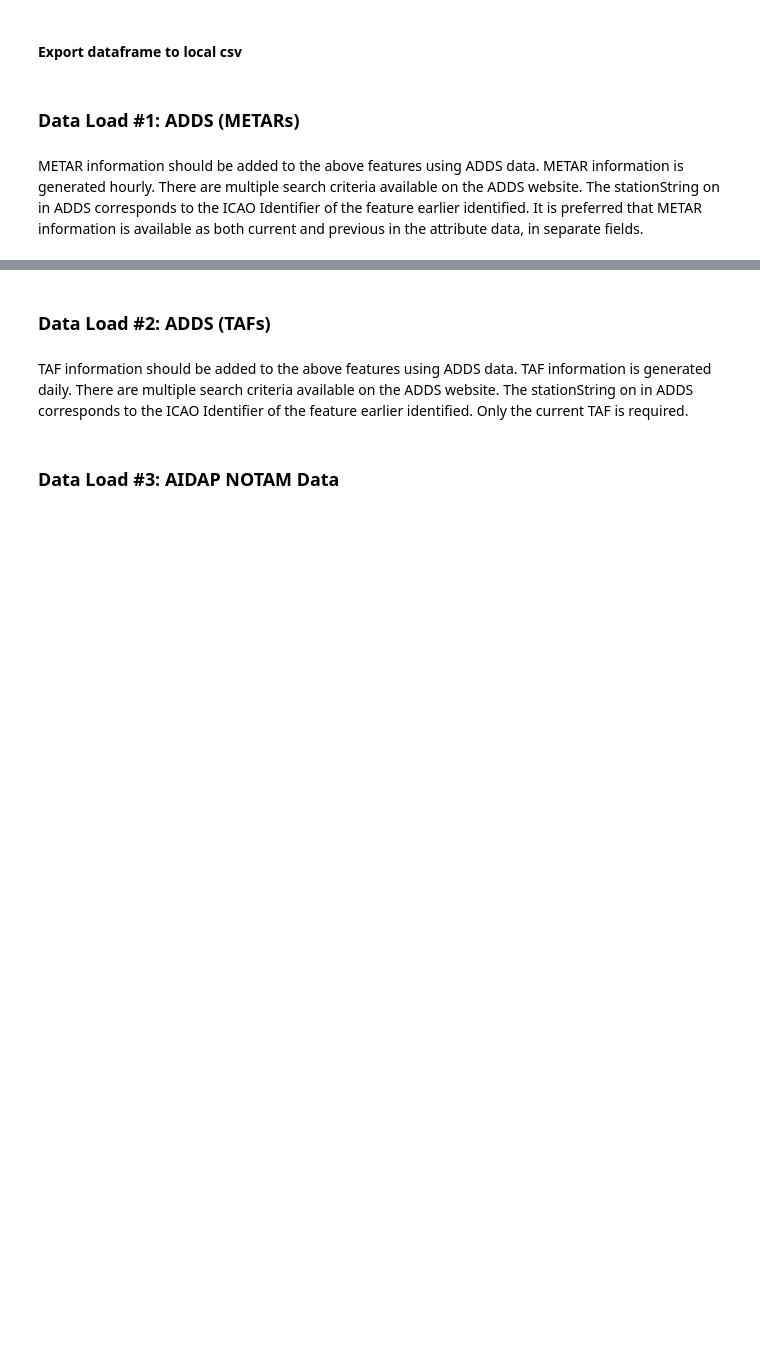
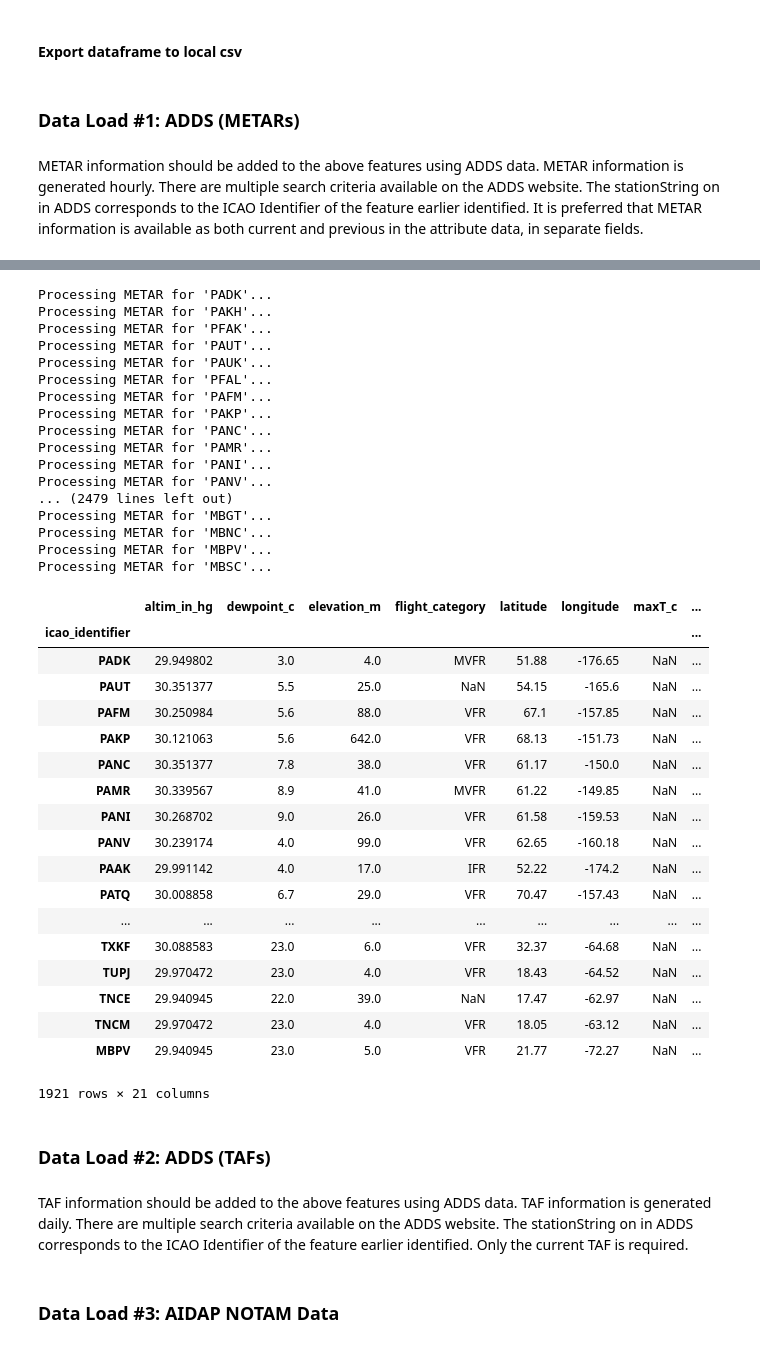
Before and after one commit to Qberto/apt-cooker, a Jupyter notebook: apt-cooker.ipynb, the cells around one changed output, grey strips where cells are left out. Saved outputs shown, nothing was run; the diff lists cells and outputs as text; code cells hidden in the pictures; blank space fills up the shorter version.

Commit message:
Added METARs data capture

```diff
--- a/apt-cooker.ipynb
+++ b/apt-cooker.ipynb
@@ -520,6 +520,8 @@ apt_final_df
 2439 rows × 7 columns
 # %% [markdown]
 #### Export dataframe to local csv
+# %%
+apt_final_df.set_index("icao_identifier", inplace=True)
 # %%
 apt_final_csv = "{0}//{1}".format(inputs_dir, "apt_formatted.csv")
 # %%
@@ -532,0 +533,2 @@ test_url = r"https://www.aviationweather.gov/adds/dataserver_current/httpparam?d
+# %%
+inputs_dir = r"C:\Users\albe9057\Documents\ANieto_SolutionEngineering\Projects\DOT\FAA\FAA_LivingAtlas_Layer\Inputs\ADDS_METARs_TAFs"; inputs_dir
@@ -532,0 +582,34 @@ test_url = r"https://www.aviationweather.gov/adds/dataserver_current/httpparam?d
+# %%
+def compile_metars_for_all_icao_ids(icao_vals, workspace_dir, hours_before_now=1, clean_up_temp_files=True):
+    # Set a container for each icao metar dataframe
+    metars_panel = []
+
+    for icao_val in icao_vals:
+
+        try:
+
+            print("Processing METAR for '{0}'...".format(str(icao_val)))
+            hours_before_now = 1
+            metar_request_url = r"https://www.aviationweather.gov/adds/dataserver_current/httpparam?dataSource=metars&requestType=retrieve&format=xml&stationString={0}&hoursBeforeNow={1}&mostRecent=true".format(icao_val, hours_before_now)
+            metars_temp_file = "{0}\\{1}".format(workspace_dir, "metar_{0}.xml".format(str(icao_val)))
+
+            metars_temp_xml = download_file(metar_request_url, metars_temp_file)
+
+            metars_temp_df = xml_to_df(metars_temp_xml)
+
+            metars_temp_df['icao_identifier'] = icao_val
+
+            metars_panel.append(metars_temp_df)
+
+        except Exception as e:
+            print("Error when attempting to download METAR for '{0}':".format(str(icao_val)))
+            print(Exception)
+
+    metars_final_df = pd.concat(metars_panel)
+
+    metars_final_df.set_index("icao_identifier", inplace=True)
+
+    return metars_final_df
+# %%
+# Get unique ICAO values into a list
+icao_vals = apt_final_df.index.values.tolist() ; icao_vals
@@ -532,0 +638,39 @@ test_url = r"https://www.aviationweather.gov/adds/dataserver_current/httpparam?d
+# %%
+metars_df = compile_metars_for_all_icao_ids(icao_vals, inputs_dir, hours_before_now=1, clean_up_temp_files=True)
+# %% [output]
+Processing METAR for 'PADK'...
+Processing METAR for 'PAKH'...
+Processing METAR for 'PFAK'...
+Processing METAR for 'PAUT'...
+Processing METAR for 'PAUK'...
+Processing METAR for 'PFAL'...
+Processing METAR for 'PAFM'...
+Processing METAR for 'PAKP'...
+Processing METAR for 'PANC'...
+Processing METAR for 'PAMR'...
+Processing METAR for 'PANI'...
+Processing METAR for 'PANV'...
+... (2479 lines left out)
+Processing METAR for 'MBGT'...
+Processing METAR for 'MBNC'...
+Processing METAR for 'MBPV'...
+Processing METAR for 'MBSC'...
+|  | altim_in_hg | dewpoint_c | elevation_m | flight_category | latitude | longitude | maxT_c | ... |
+| icao_identifier |  |  |  |  |  |  |  | ... |
+| PADK | 29.949802 | 3.0 | 4.0 | MVFR | 51.88 | -176.65 | NaN | ... |
+| PAUT | 30.351377 | 5.5 | 25.0 | NaN | 54.15 | -165.6 | NaN | ... |
+| PAFM | 30.250984 | 5.6 | 88.0 | VFR | 67.1 | -157.85 | NaN | ... |
+| PAKP | 30.121063 | 5.6 | 642.0 | VFR | 68.13 | -151.73 | NaN | ... |
+| PANC | 30.351377 | 7.8 | 38.0 | VFR | 61.17 | -150.0 | NaN | ... |
+| PAMR | 30.339567 | 8.9 | 41.0 | MVFR | 61.22 | -149.85 | NaN | ... |
+| PANI | 30.268702 | 9.0 | 26.0 | VFR | 61.58 | -159.53 | NaN | ... |
+| PANV | 30.239174 | 4.0 | 99.0 | VFR | 62.65 | -160.18 | NaN | ... |
+| PAAK | 29.991142 | 4.0 | 17.0 | IFR | 52.22 | -174.2 | NaN | ... |
+| PATQ | 30.008858 | 6.7 | 29.0 | VFR | 70.47 | -157.43 | NaN | ... |
+| ... | ... | ... | ... | ... | ... | ... | ... | ... |
+| TXKF | 30.088583 | 23.0 | 6.0 | VFR | 32.37 | -64.68 | NaN | ... |
+| TUPJ | 29.970472 | 23.0 | 4.0 | VFR | 18.43 | -64.52 | NaN | ... |
+| TNCE | 29.940945 | 22.0 | 39.0 | NaN | 17.47 | -62.97 | NaN | ... |
+| TNCM | 29.970472 | 23.0 | 4.0 | VFR | 18.05 | -63.12 | NaN | ... |
+| MBPV | 29.940945 | 23.0 | 5.0 | VFR | 21.77 | -72.27 | NaN | ... |
+1921 rows × 21 columns
```
Also changed, not shown: parts of 15 cells of this notebook.
